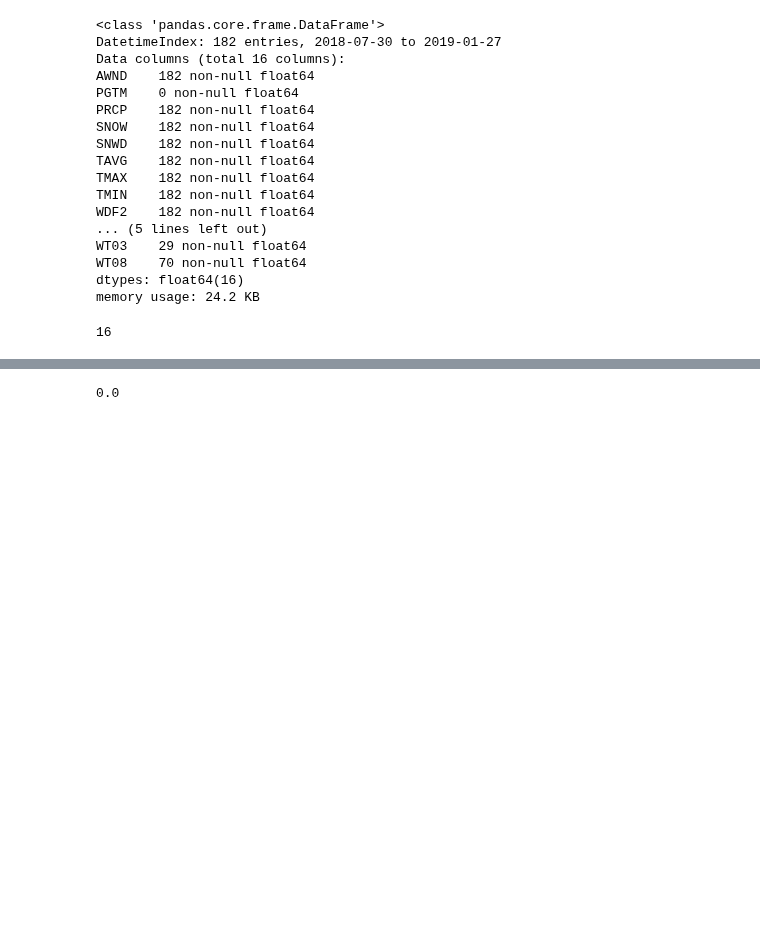
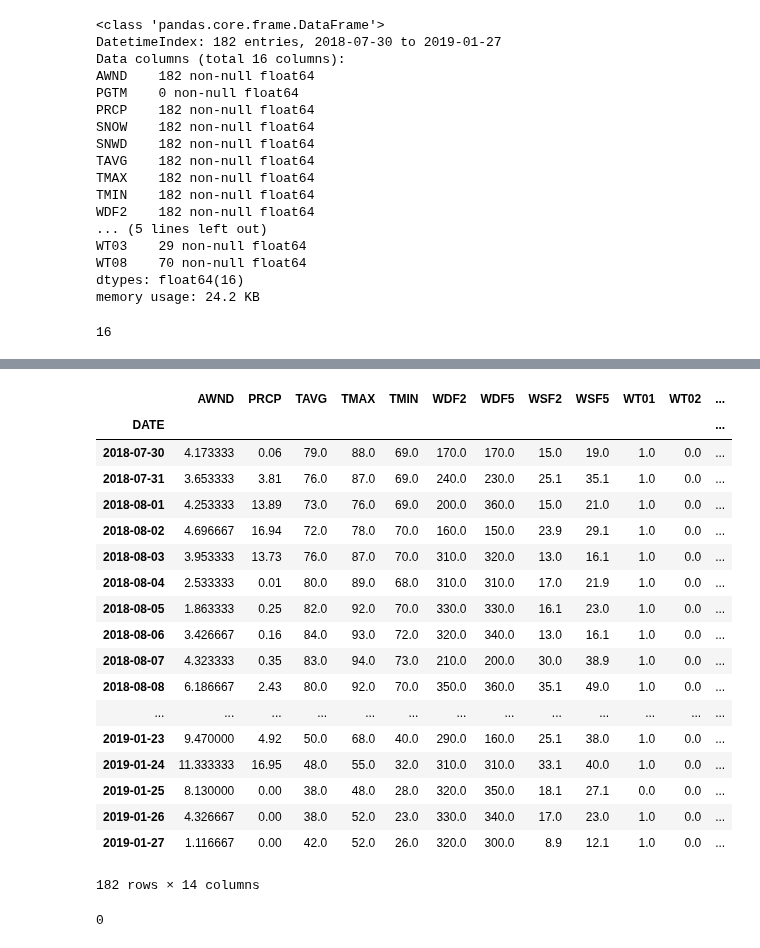
Before and after one commit to arnaudfrn/taxi-time, a Jupyter notebook: Notebook/Weather data set.ipynb, the cells around one changed output, grey strips where cells are left out. Drawn from its saved outputs; the diff is of its cells as text; code cells hidden in the pictures; blank space fills up the shorter version.

```diff
--- a/Notebook/Weather data set.ipynb
+++ b/Notebook/Weather data set.ipynb
@@ -63,7 +63,34 @@ df.describe()
 | 50% | 5.183333 | 0.055000 | 0.0 | 0.0 | 60.000000 | 70.500000 | 49.500000 | 290.000000 | 270.000000 | 16.100000 | 21.900000 | ... |
 | 75% | 7.735833 | 2.375000 | 0.0 | 0.0 | 78.000000 | 88.000000 | 68.000000 | 320.000000 | 330.000000 | 21.675000 | 28.000000 | ... |
 | max | 17.373333 | 40.100000 | 0.0 | 0.0 | 84.000000 | 95.000000 | 73.000000 | 360.000000 | 360.000000 | 35.100000 | 49.000000 | ... |
+# %%
+df.drop(columns=['SNOW','SNWD'], inplace=True)
+# %%
+df.fillna(0, inplace=True)
 # %%
-df['SNOW'].sum()
+df
 # %% [output]
+|  | AWND | PRCP | TAVG | TMAX | TMIN | WDF2 | WDF5 | WSF2 | WSF5 | WT01 | WT02 | ... |
+| DATE |  |  |  |  |  |  |  |  |  |  |  | ... |
+| 2018-07-30 | 4.173333 | 0.06 | 79.0 | 88.0 | 69.0 | 170.0 | 170.0 | 15.0 | 19.0 | 1.0 | 0.0 | ... |
+| 2018-07-31 | 3.653333 | 3.81 | 76.0 | 87.0 | 69.0 | 240.0 | 230.0 | 25.1 | 35.1 | 1.0 | 0.0 | ... |
+| 2018-08-01 | 4.253333 | 13.89 | 73.0 | 76.0 | 69.0 | 200.0 | 360.0 | 15.0 | 21.0 | 1.0 | 0.0 | ... |
+| 2018-08-02 | 4.696667 | 16.94 | 72.0 | 78.0 | 70.0 | 160.0 | 150.0 | 23.9 | 29.1 | 1.0 | 0.0 | ... |
+| 2018-08-03 | 3.953333 | 13.73 | 76.0 | 87.0 | 70.0 | 310.0 | 320.0 | 13.0 | 16.1 | 1.0 | 0.0 | ... |
+| 2018-08-04 | 2.533333 | 0.01 | 80.0 | 89.0 | 68.0 | 310.0 | 310.0 | 17.0 | 21.9 | 1.0 | 0.0 | ... |
+| 2018-08-05 | 1.863333 | 0.25 | 82.0 | 92.0 | 70.0 | 330.0 | 330.0 | 16.1 | 23.0 | 1.0 | 0.0 | ... |
+| 2018-08-06 | 3.426667 | 0.16 | 84.0 | 93.0 | 72.0 | 320.0 | 340.0 | 13.0 | 16.1 | 1.0 | 0.0 | ... |
+| 2018-08-07 | 4.323333 | 0.35 | 83.0 | 94.0 | 73.0 | 210.0 | 200.0 | 30.0 | 38.9 | 1.0 | 0.0 | ... |
+| 2018-08-08 | 6.186667 | 2.43 | 80.0 | 92.0 | 70.0 | 350.0 | 360.0 | 35.1 | 49.0 | 1.0 | 0.0 | ... |
+| ... | ... | ... | ... | ... | ... | ... | ... | ... | ... | ... | ... | ... |
+| 2019-01-23 | 9.470000 | 4.92 | 50.0 | 68.0 | 40.0 | 290.0 | 160.0 | 25.1 | 38.0 | 1.0 | 0.0 | ... |
+| 2019-01-24 | 11.333333 | 16.95 | 48.0 | 55.0 | 32.0 | 310.0 | 310.0 | 33.1 | 40.0 | 1.0 | 0.0 | ... |
+| 2019-01-25 | 8.130000 | 0.00 | 38.0 | 48.0 | 28.0 | 320.0 | 350.0 | 18.1 | 27.1 | 0.0 | 0.0 | ... |
+| 2019-01-26 | 4.326667 | 0.00 | 38.0 | 52.0 | 23.0 | 330.0 | 340.0 | 17.0 | 23.0 | 1.0 | 0.0 | ... |
+| 2019-01-27 | 1.116667 | 0.00 | 42.0 | 52.0 | 26.0 | 320.0 | 300.0 | 8.9 | 12.1 | 1.0 | 0.0 | ... |
-0.0
+182 rows × 14 columns
+# %%
+#No Nan left
+df.isna().sum().sum()
+# %% [output]
+0
```
Also changed, not shown: parts of 1 cell of this notebook.
